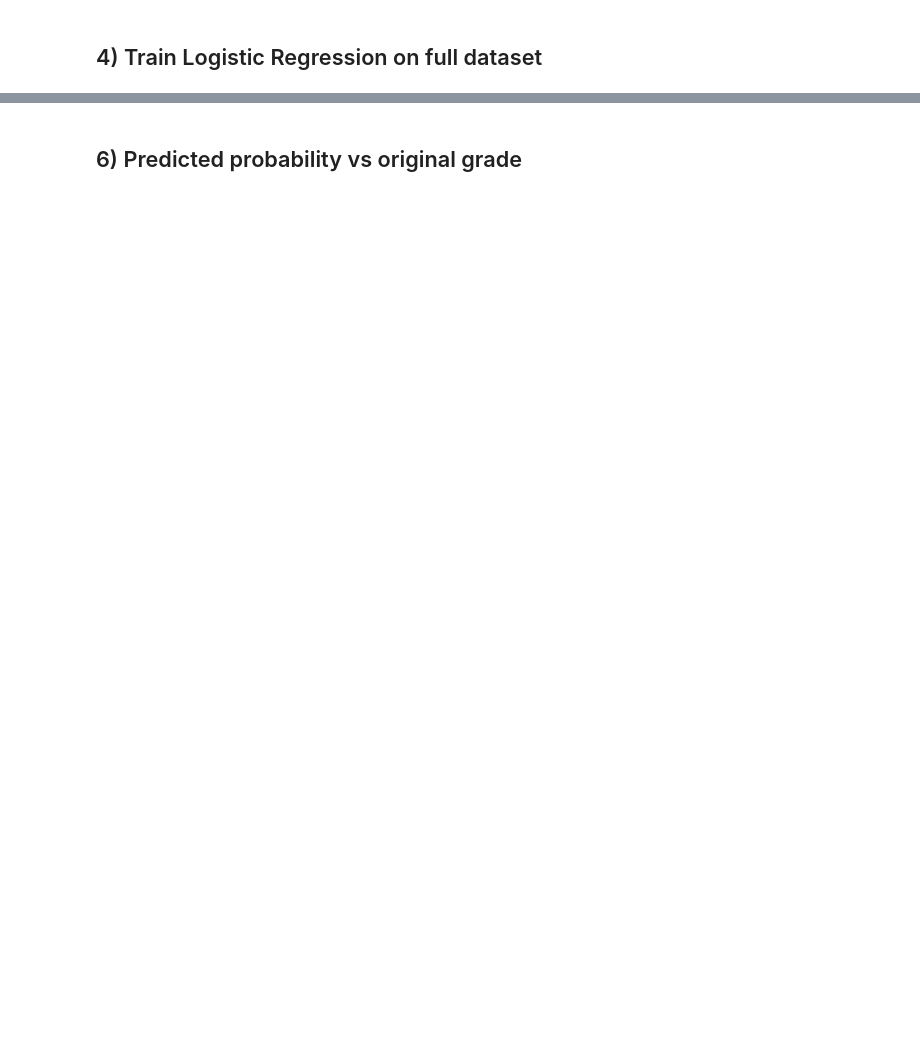
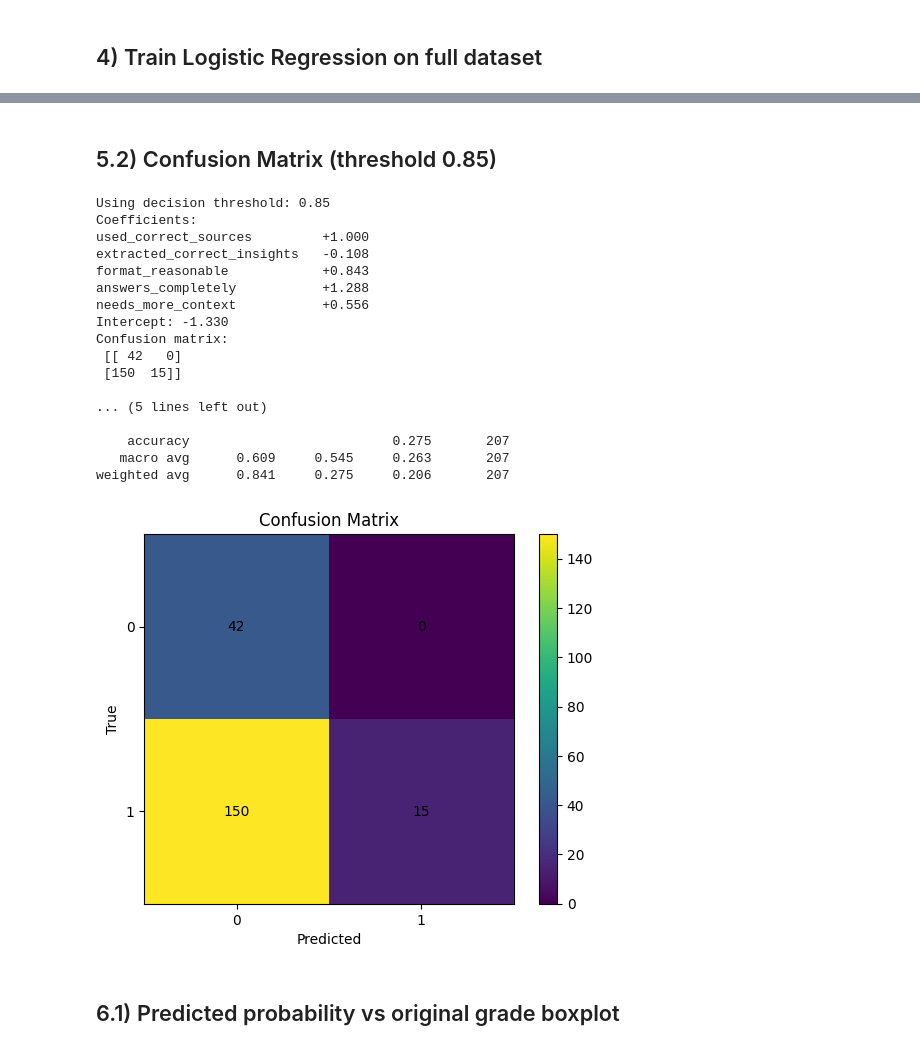
Before and after one commit to hainesmichaelc/conveyor-assignment, a Jupyter notebook: conveyor_lr_binary_features.ipynb, the cells around one changed output, grey strips where cells are left out. Cells and saved outputs as stored; diff of their text form; code cells hidden in the pictures; blank space fills up the shorter version.

Commit message:
Adding higher threshold for risk-averse classifier

```diff
--- a/conveyor_lr_binary_features.ipynb
+++ b/conveyor_lr_binary_features.ipynb
@@ -85,6 +85,22 @@ sources = [str(row[c]) for c in df.columns if c.startswith("source_") and str(ro
 
 payload = json.dumps({"question": question, "ai_answer": ai_answer, "sources": sources}, ensure_ascii=False)
 
+SYSTEM_PROMPT = """You are an evaluation assistant for a RAG system.
+Given a question, an AI-generated answer, and a list of retrieved sources (strings),
+return **strict JSON** with ONLY these boolean keys:
+- used_correct_sources
+- extracted_correct_insights
+- format_reasonable
+- answers_completely
+- needs_more_context
+Interpret:
+- used_correct_sources: correct citations appear sufficient & relevant
+- extracted_correct_insights: answer's claims match the sources
+- format_reasonable: output format/structure fits the question
+- answers_completely: question is fully addressed
+- needs_more_context: more info would materially change/improve answer
+Return ONLY a JSON object with those five keys, boolean values."""
+
 resp = client.chat.completions.create(
     model=os.getenv("LLM_MODEL_NAME","gpt-5-nano"),
     messages=[
@@ -224,5 +285,60 @@ plt.show()
+# %% [markdown]
+## 5.2) Confusion Matrix (threshold 0.85)
+# %%
+feature_cols = ["used_correct_sources","extracted_correct_insights","format_reasonable","answers_completely","needs_more_context"]
+X = out_df[feature_cols].astype(int).values
+y = out_df["label"].values
+
+clf = LogisticRegression(max_iter=1000)
+clf.fit(X, y)
+
+THRESHOLD = 0.85
+
+out_df["pred_proba"] = clf.predict_proba(X)[:, 1]
+out_df["pred_label"] = (out_df["pred_proba"] >= THRESHOLD).astype(int)
+
+print(f"Using decision threshold: {THRESHOLD}")
+print("Coefficients:")
+for name, w in zip(feature_cols, clf.coef_[0]):
+    print(f"{name:28s} {w:+.3f}")
+print("Intercept:", f"{clf.intercept_[0]:+.3f}")
+
+cm = confusion_matrix(out_df["label"], out_df["pred_label"])
+print("Confusion matrix:\n", cm)
+print("\nClassification report:\n", classification_report(out_df["label"], out_df["pred_label"], digits=3))
+
+plt.figure()
+plt.imshow(cm, interpolation='nearest')
+plt.title("Confusion Matrix")
+plt.xlabel("Predicted")
+plt.ylabel("True")
+for (i, j), v in np.ndenumerate(cm):
+    plt.text(j, i, str(v), ha='center', va='center')
+plt.xticks([0,1],[0,1])
+plt.yticks([0,1],[0,1])
+plt.colorbar()
+plt.show()
+# %% [output]
+Using decision threshold: 0.85
+Coefficients:
+used_correct_sources         +1.000
+extracted_correct_insights   -0.108
+format_reasonable            +0.843
+answers_completely           +1.288
+needs_more_context           +0.556
+Intercept: -1.330
+Confusion matrix:
+ [[ 42   0]
+ [150  15]]
+
+... (5 lines left out)
+
+    accuracy                          0.275       207
+   macro avg      0.609     0.545     0.263       207
+weighted avg      0.841     0.275     0.206       207
+[figure, added]
 # %% [markdown]
-## 6) Predicted probability vs original grade
+## 6.1) Predicted probability vs original grade boxplot
 # %%
 
 cats = out_df[GRADE_COL].astype(str).fillna("NA")
```
Also changed, not shown: parts of 8 cells of this notebook.
